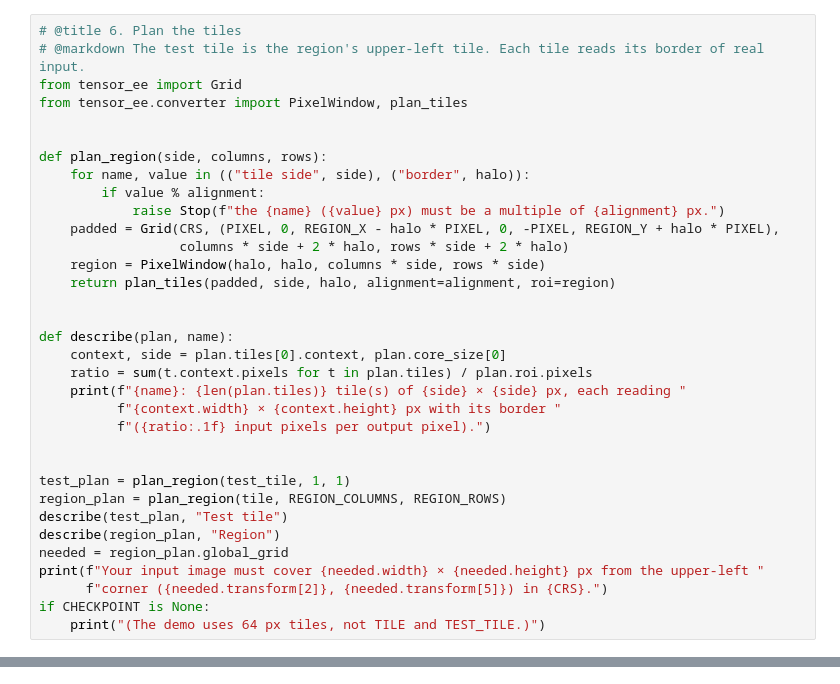
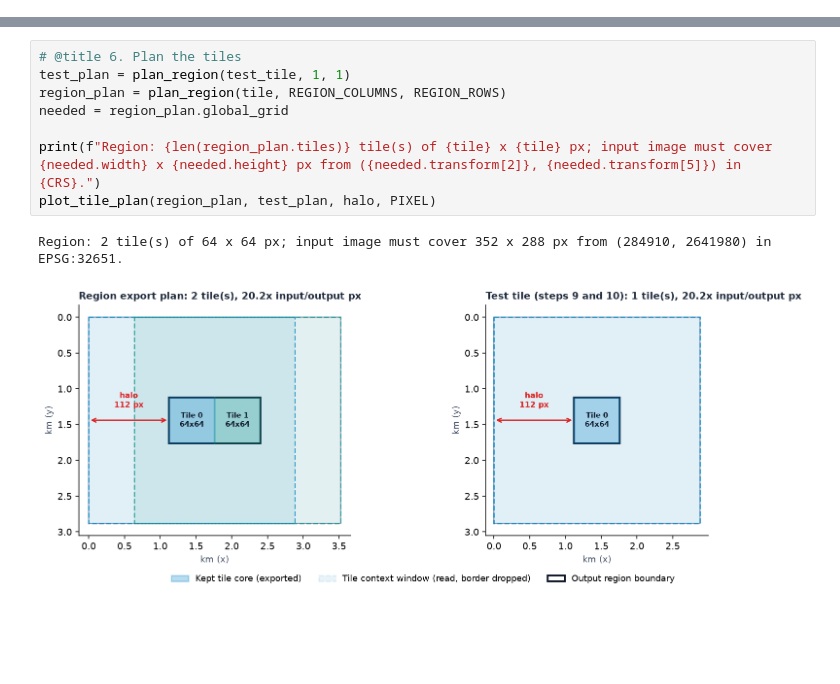
Before and after one commit to noelEOS/tensor-ee, a Jupyter notebook: notebooks/03_bring_your_own_cnn.ipynb, the cells around one changed output, grey strips where cells are left out. Saved outputs shown, nothing was run; the diff lists cells and outputs as text; blank space fills up the shorter version.

```diff
--- a/notebooks/03_bring_your_own_cnn.ipynb
+++ b/notebooks/03_bring_your_own_cnn.ipynb
@@ -211,34 +391,0 @@ print(f"Weights to upload: {values:,} numbers, about {tables} table asset(s).")
-# %%
-# @title 6. Plan the tiles
-# @markdown The test tile is the region's upper-left tile. Each tile reads its border of real input.
-from tensor_ee import Grid
-from tensor_ee.converter import PixelWindow, plan_tiles
-
-
-def plan_region(side, columns, rows):
-    for name, value in (("tile side", side), ("border", halo)):
-        if value % alignment:
-            raise Stop(f"the {name} ({value} px) must be a multiple of {alignment} px.")
-    padded = Grid(CRS, (PIXEL, 0, REGION_X - halo * PIXEL, 0, -PIXEL, REGION_Y + halo * PIXEL),
-                  columns * side + 2 * halo, rows * side + 2 * halo)
-    region = PixelWindow(halo, halo, columns * side, rows * side)
-    return plan_tiles(padded, side, halo, alignment=alignment, roi=region)
-
-
-def describe(plan, name):
-    context, side = plan.tiles[0].context, plan.core_size[0]
-    ratio = sum(t.context.pixels for t in plan.tiles) / plan.roi.pixels
-    print(f"{name}: {len(plan.tiles)} tile(s) of {side} × {side} px, each reading "
-          f"{context.width} × {context.height} px with its border "
-          f"({ratio:.1f} input pixels per output pixel).")
-
-
-test_plan = plan_region(test_tile, 1, 1)
-region_plan = plan_region(tile, REGION_COLUMNS, REGION_ROWS)
-describe(test_plan, "Test tile")
-describe(region_plan, "Region")
-needed = region_plan.global_grid
-print(f"Your input image must cover {needed.width} × {needed.height} px from the upper-left "
-      f"corner ({needed.transform[2]}, {needed.transform[5]}) in {CRS}.")
-if CHECKPOINT is None:
-    print("(The demo uses 64 px tiles, not TILE and TEST_TILE.)")
@@ -434,0 +417,11 @@ if live_step("export test tile"):
+# %%
+# @title 6. Plan the tiles
+test_plan = plan_region(test_tile, 1, 1)
+region_plan = plan_region(tile, REGION_COLUMNS, REGION_ROWS)
+needed = region_plan.global_grid
+
+print(f"Region: {len(region_plan.tiles)} tile(s) of {tile} x {tile} px; input image must cover {needed.width} x {needed.height} px from ({needed.transform[2]}, {needed.transform[5]}) in {CRS}.")
+plot_tile_plan(region_plan, test_plan, halo, PIXEL)
+# %% [output]
+Region: 2 tile(s) of 64 x 64 px; input image must cover 352 x 288 px from (284910, 2641980) in EPSG:32651.
+[figure, added]
```
Also changed, not shown: parts of 21 cells of this notebook, 3 other files.
